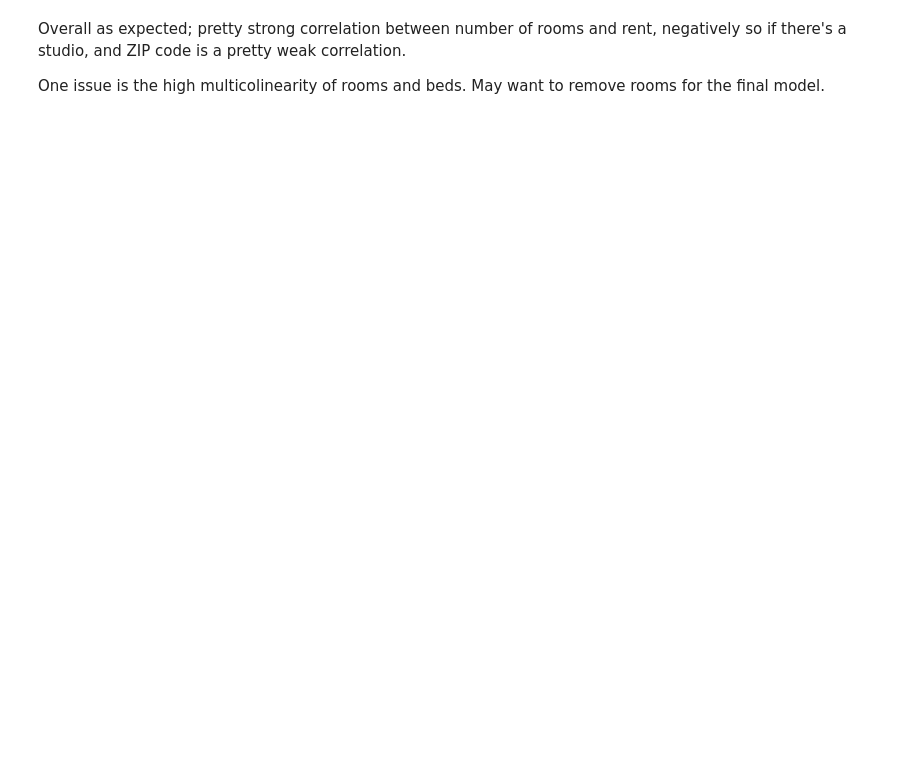
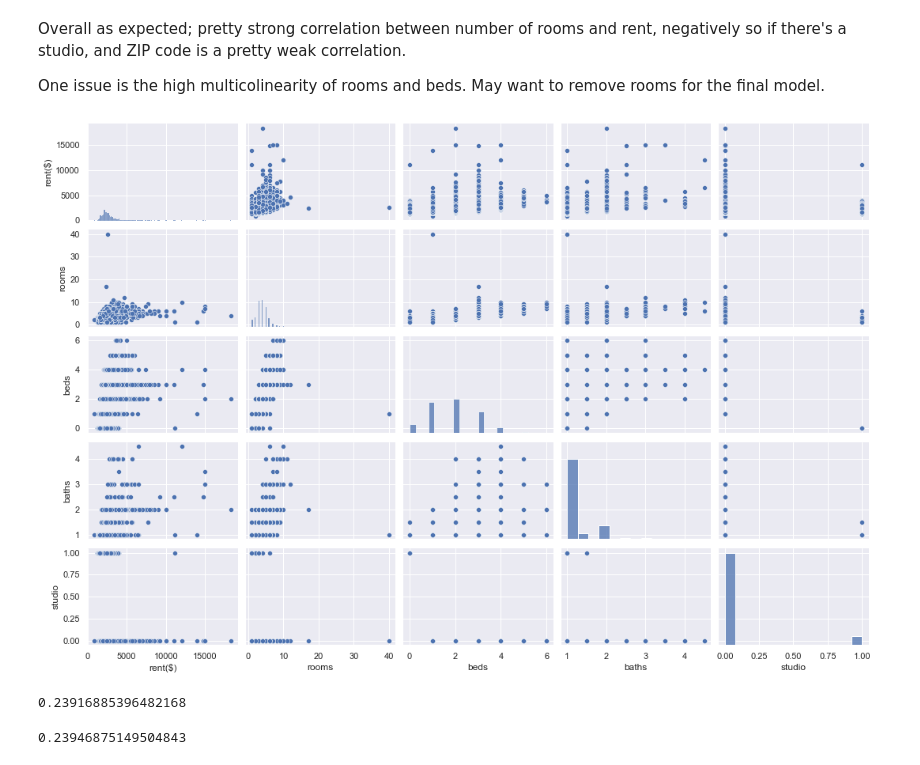
Before and after one commit to nickdellaquilo/Apartment-Regression, a Jupyter notebook: MVP Regression.ipynb, the cells around one changed output. Saved outputs shown, nothing was run; the diff lists cells and outputs as text; code cells hidden in the pictures; blank space fills up the shorter version.

```diff
--- a/MVP Regression.ipynb
+++ b/MVP Regression.ipynb
@@ -72,6 +115,22 @@ Overall as expected; pretty strong correlation between number of rooms and rent,
 
 One issue is the high multicolinearity of rooms and beds. May want to remove rooms for the final model.
 # %%
-sns.pairplot(MVP_frame, height=2.0, aspect=1.5);
+sns.pairplot(df[["rent($)", "rooms", "beds", "baths", "studio"]], height=2.0, aspect=1.5);
+# %% [output]
+[figure, added]
 # %%
-df = MVP_frame
+features, target = ["rooms", "beds", "baths"], "rent($)"
+X, y = df[features], df[target]
+lr = LinearRegression()
+lr.fit(X, y)
+lr.score(X, y)
+# %% [output]
+0.23916885396482168
+# %%
+features, target = ["rooms", "beds", "baths", "studio"], "rent($)"
+X, y = df[features], df[target]
+lr = LinearRegression()
+lr.fit(X, y)
+lr.score(X, y)
+# %% [output]
+0.23946875149504843
```
Also changed, not shown: parts of 21 cells of this notebook.
